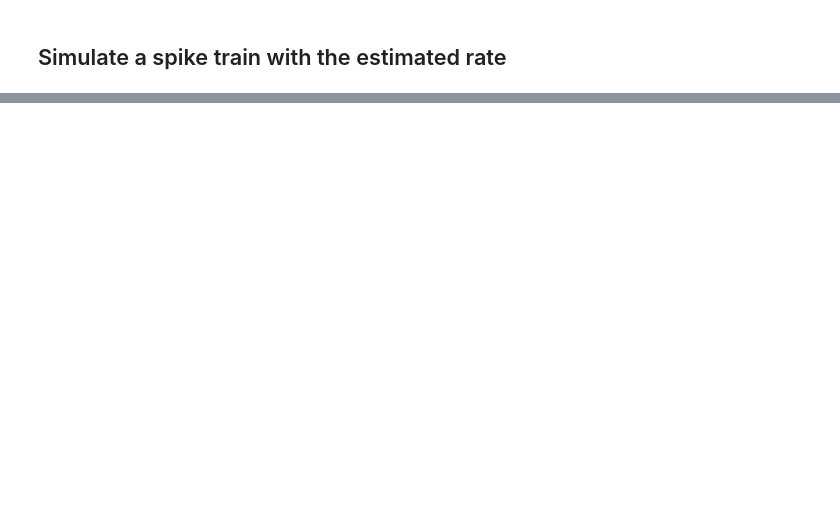
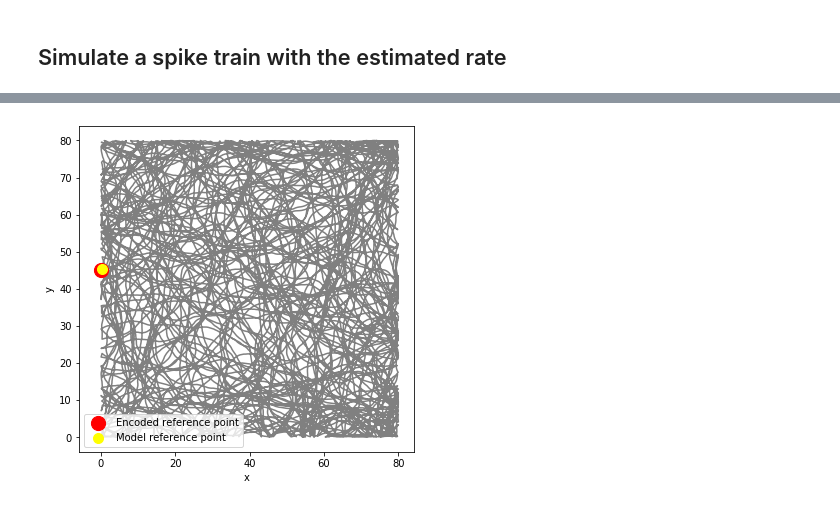
Before and after one commit to kevin-allen/spatialPoissonSpikeTrain, a Jupyter notebook: notebooks/tutorial_04_egocentric_coding.ipynb, the cells around one changed output, grey strips where cells are left out. Drawn from its saved outputs; the diff is of its cells as text; code cells hidden in the pictures; blank space fills up the shorter version.

```diff
--- a/notebooks/tutorial_04_egocentric_coding.ipynb
+++ b/notebooks/tutorial_04_egocentric_coding.ipynb
@@ -178,7 +226,5 @@ plt.plot(np.arange(-np.pi,np.pi,0.1),np.cos(np.arange(-np.pi,np.pi,0.10)))
 # %%
 %%time
-degPerBin=np.pi*2/10
-
 def objective_function(x0,spikes,list_Xt):
     """
     Function for which we want to find the minimum
@@ -190,49 +236,70 @@ def objective_function(x0,spikes,list_Xt):
     """
 
     # set the parameters back to their array
-    RefPoint = x0[0:2]
-    w = x0[2:]
-
-    position_x = list_Xt[0]
-    position_y = list_Xt[1]
-    head_direction = list_Xt[2]
-
-    ego = np.empty(position_x.shape[0])
-
-    print("Refpoint:",RefPoint)
-    print("w:", w)
+    x_ref = x0[0]
+    y_ref = x0[1]
+    thetaP = x0[2]
+    gain = x0[3]
 
 
-    # calculate the egocentric bearing angle to Ref point
-    for i in range(ego.shape[0]):
-        ego[i] = egocentric_direction_to_reference_point(animal_position = np.array([position_x[i],position_y[i]]),
-                                                         animal_hd = head_direction[i], reference_point = refPoint)
+    x_animal = list_Xt[0]
+    y_animal = list_Xt[1]
+    hd = list_Xt[2]
+    dt = list_Xt[3]
 
-    # behavioral state
-    binIndices = ((ego+np.pi)/degPerBin).astype(int)
-    Xt = np.zeros((int(2*np.pi/degPerBin),ego.shape[0]))
-    for i in range(ego.shape[0]):
-        Xt[binIndices[i],i]=+1
+    # egocentric bearing angle of the reference point
+    ego = - np.arctan2(np.sin(np.arctan2(y_ref-y_animal,x_ref-x_animal)-hd),np.cos(np.arctan2(y_ref-y_animal,x_ref-x_animal)-hd))
+
+    # estimate the rate in time
+    r = dt * gain * (np.cos(ego-thetaP)+1)/2 + 0.01
+
+    # loglikelihood of these rates given the spike times
+    l = np.sum(spikes * np.log(r) - r - np.log(factorial(spikes))) # log likelihood, high is more likely
+
+    # vl of spikes
+    #_,_,_,vl = egoTuningCurve(position_x,position_y,head_direction,x_ref,y_ref,plot=False) # this is very slow
+    #print(vl,-l, -l*(1-vl))
 
 
-    # function to get the rate
-
-    r = np.exp(np.expand_dims(w,0)@Xt) # estimated rate
-
-
-    l = np.sum(spikes * np.log(r) - r - np.log(factorial(spikes))) # log likelihood, high is more likely
-
-    print("likelihood:",-l)
-    return -l #+sm
+    #print("x_ref: {:.2f}, y_ref: {:.2f}, thetaP: {:.2f}, gain: {:.2f}, likelihood: {:.2f}".format(x_ref,y_ref, thetaP, gain,-l))
+    #return -l + 1000*(1-vl)
+    return -l
 
 
 ## set all parameters in a 1D array
-list_Xt = [position_x,position_y,head_direction]
+list_Xt = [position_x,position_y,head_direction,dt]
 
 # initialize learned parameters
-x0= np.ones(12)
+x0= np.array([40,40,np.pi/2,5]) #(x_ref,y_res and 10 angular bins)
+
+# bounds for the parameters
+bnds = [(boxSize/2-100,boxSize/2+100),(boxSize/2-100,boxSize/2+100),(-np.pi,np.pi),(1,200.0)]
+
+# minimize function,
+results = minimize(fun=objective_function,x0=x0,args=(spikes,list_Xt), bounds=bnds, options={"maxiter":20000,'disp':True})
+
+# We sometimes get stuck in local minima, I am trying optimize.basinhopping() to solve this issue
+minimizer_kwargs = {"bounds": bnds,
+                  "args":(spikes,list_Xt)}
+
+#results = basinhopping(func=objective_function, x0=x0, minimizer_kwargs=minimizer_kwargs,niter=200)
 
 
-results = minimize(fun=objective_function,x0=x0,args=(spikes,list_Xt), options={"maxiter":20000,'disp':True})
-print(results.message)
+mx_ref = results.x[0]
+my_ref = results.x[1]
+mthetaP = results.x[2]
+mgain = results.x[3]
+
+print(results)
+
+print("mx_ref: {:.2f}, my_ref: {:.2f}, mthetaP: {:.2f}, mgain: {:.2f}".format(mx_ref,my_ref, mthetaP, mgain))
+print("x_ref: {}, y_ref: {}, thetaP: {:.02f}, gain: {:.02f}".format(x_ref,y_ref,thetaP,gain))
+plt.figure(figsize=(6,6))
+plt.plot(position_x,position_y,c="gray",zorder=0)
+plt.scatter(ox_ref,oy_ref,c="red",zorder=1,s=200,label="Encoded reference point")
+plt.scatter(mx_ref,my_ref,c="yellow",zorder=2,s=100, label="Model reference point")
+plt.xlabel("x")
+plt.ylabel("y")
+plt.legend()
+plt.show()
 # %% [output]
@@ -255,0 +318 @@ w: [-7.41461321 -8.21765584 -9.19547838 -8.37225995 -8.07209773 -5.05345959
+[figure, added]
```
Also changed, not shown: parts of 22 cells of this notebook, 2 other files.
